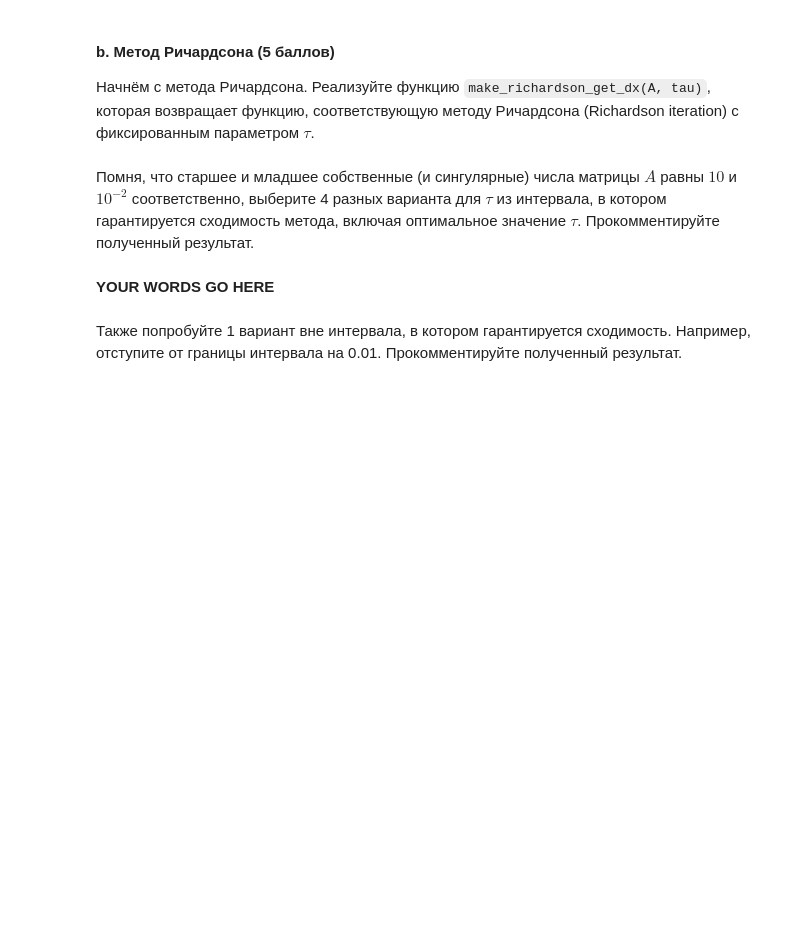
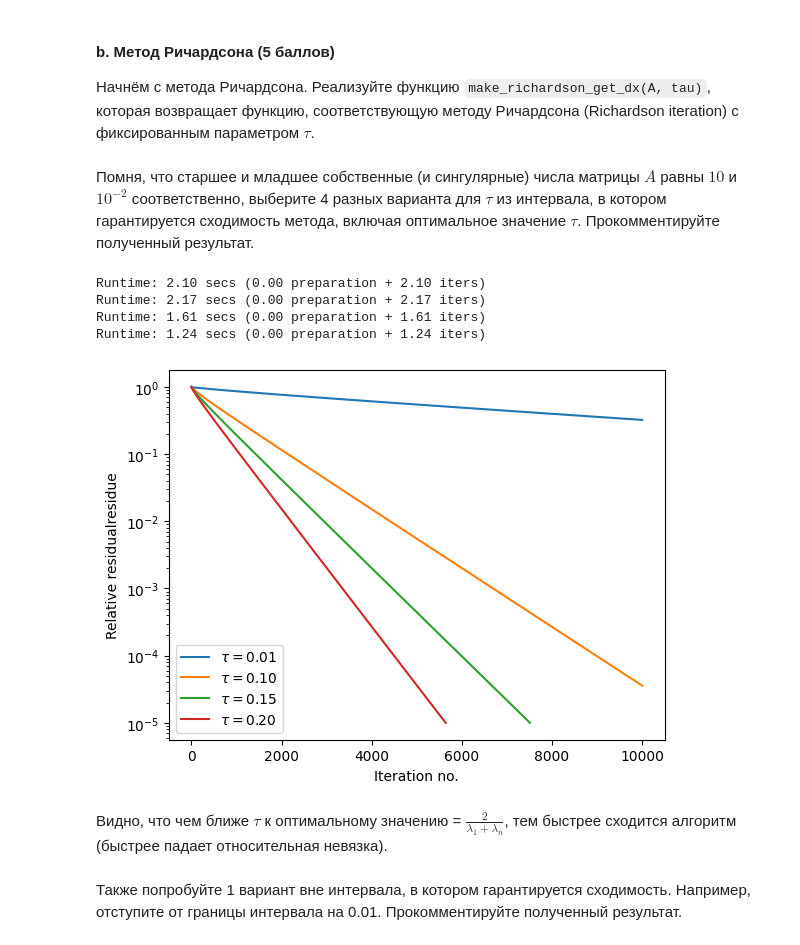
Before and after one commit to avo-milas/matrix_calculations_practice, a Jupyter notebook: hw4/hw4_practice_fmatcomp24.ipynb, the cells around one changed output. Cells and saved outputs as stored; diff of their text form; code cells hidden in the pictures; blank space fills up the shorter version.

```diff
--- a/hw4/hw4_practice_fmatcomp24.ipynb
+++ b/hw4/hw4_practice_fmatcomp24.ipynb
@@ -248,18 +329,41 @@ def simple_iteration(A, b, get_dx, x0=None, tol=1e-5, max_iter=None, debug=False
         Input
             A: dense or sparse square matrix
             b: right part of appropriate size
-            get_dx: function computing correction to current solution from current residualresidue
+            get_dx: function computing correction to current solution from current residual
             x0: initial guess for solution
             tol: relative residualresidue to achieve
             max_iter: if specified, no more that this number of iterations will be performed
-            debug: if True, output iteration no. and relative residualresidue norm (||r||_2/||b||_2) at each iteration
+            debug: if True, output iteration no. and relative residual norm (||r||_2/||b||_2) at each iteration
 
         Output
             x: found approximate solution
-            residual_norms: relative residualresidue norms at each iteration
+            residual_norms: relative residual norms at each iteration
     """
-    # YOUR CODE GOES HERE
-    raise NotImplementedError()
+
+    b_norm = np.linalg.norm(b, 2)
+    iter = 0
+    max_iter = max_iter if max_iter else 10 ** 9
+    residual_norms = []
+    rel_res_norm = 10 ** 9
+    x_k = x0 if x0 else np.zeros(A.shape[1]).reshape(-1, 1)
+
+    while rel_res_norm > tol and iter <= max_iter:
+
+        r_k = b.reshape(-1, 1) - A @ x_k.reshape(-1, 1)
+        rel_res_norm = np.linalg.norm(r_k, 2) / b_norm
+        residual_norms.append(rel_res_norm)
+
+        if debug:
+            print(f'step {iter}: {rel_res_norm}')
+
+        if rel_res_norm <= tol:
+            return x_k, residual_norms
+
+        delta_x = get_dx(r_k)
+        x_k += delta_x
+        iter += 1
+
+    return x_k, residual_norms
 # %% [markdown]
 Используем также вспомогательную функцию, которая будет запускать солвер, печатать время работы и рисовать график сходимости.
 # %%
@@ -295,22 +399,28 @@ def make_richardson_get_dx(A, tau):
         Output
             get_dx: function mapping r to Δx corresponding to Richardson iteration
     """
-    # YOUR CODE GOES HERE
-    raise NotImplementedError()
+
+    return (lambda r_k:  tau * r_k)
 # %% [markdown]
 Помня, что старшее и младшее собственные (и сингулярные) числа матрицы $A$ равны $10$ и $10^{-2}$ соответственно,
 выберите 4 разных варианта для $\tau$ из интервала, в котором гарантируется сходимость метода, включая оптимальное значение $\tau$. Прокомментируйте полученный результат.
 # %%
-taus = #YOUR CODE GOES HERE
+taus = [10 ** (-2), 0.1, 0.15, 2 / (10 + 10 ** (-2))]
 lines = []
 labels = []
 for tau in taus:
     line, _ = run_solver(simple_iteration, A, b, lambda: make_richardson_get_dx(A, tau), max_iter=10000)
     lines.append(line)
     labels.append("$\\tau = {:4.2f}$".format(tau))
 _ = plt.legend(lines, labels)
+# %% [output]
+Runtime: 2.10 secs (0.00 preparation + 2.10 iters)
+Runtime: 2.17 secs (0.00 preparation + 2.17 iters)
+Runtime: 1.61 secs (0.00 preparation + 1.61 iters)
+Runtime: 1.24 secs (0.00 preparation + 1.24 iters)
+[figure, added]
-# %% [markdown]
-**YOUR WORDS GO HERE**
+# %% [markdown]
+Видно, что чем ближе $\tau$ к оптимальному значению = $\frac{2}{\lambda_1 + \lambda_n}$, тем быстрее сходится алгоритм (быстрее падает относительная невязка).
 # %% [markdown]
 Также попробуйте 1 вариант вне интервала, в котором гарантируется сходимость. Например, отступите от границы интервала на 0.01. Прокомментируйте полученный результат.
 # %%
```
Also changed, not shown: parts of 31 cells of this notebook.
